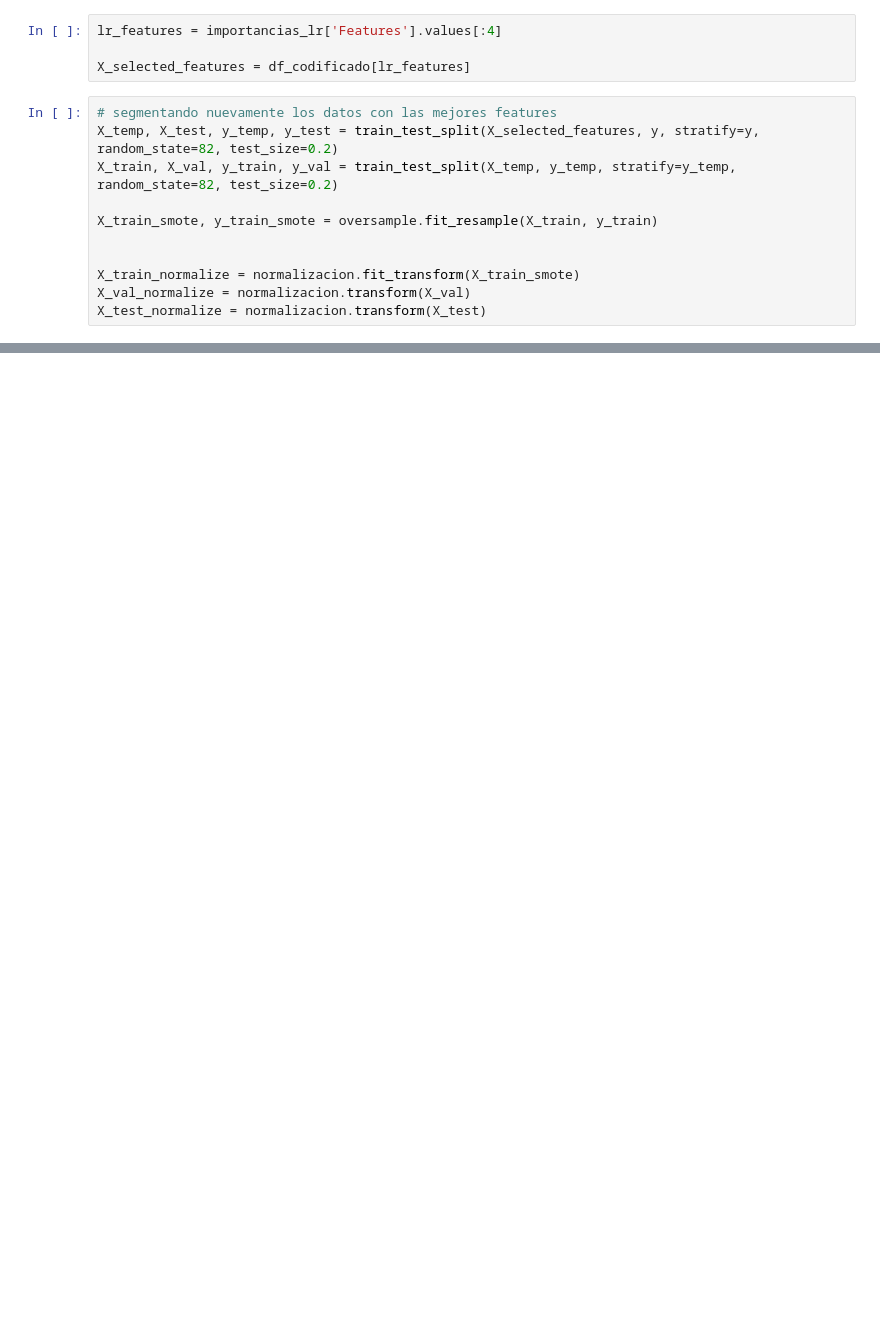
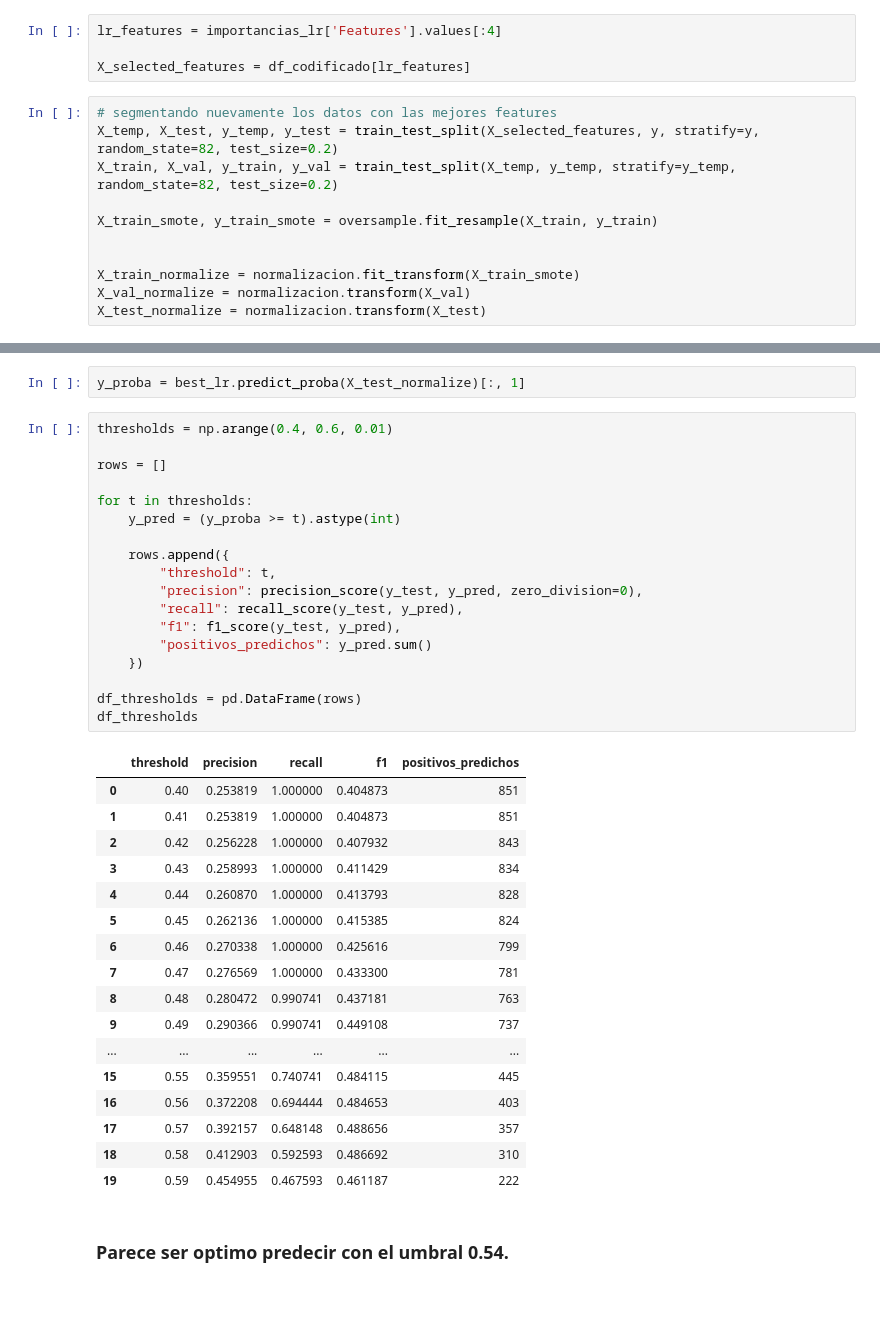
Before and after one commit to GuilleLondero/churn_insight_hackathon, a Jupyter notebook: data_science/notebooks/optimizacion_modelos.ipynb, the cells around one changed output, grey strips where cells are left out. Saved outputs shown, nothing was run; the diff lists cells and outputs as text; blank space fills up the shorter version.

```diff
--- a/data_science/notebooks/optimizacion_modelos.ipynb
+++ b/data_science/notebooks/optimizacion_modelos.ipynb
@@ -432,0 +479,42 @@ X_test_normalize = normalizacion.transform(X_test)
+# %%
+y_proba = best_lr.predict_proba(X_test_normalize)[:, 1]
+# %%
+thresholds = np.arange(0.4, 0.6, 0.01)
+
+rows = []
+
+for t in thresholds:
+    y_pred = (y_proba >= t).astype(int)
+
+    rows.append({
+        "threshold": t,
+        "precision": precision_score(y_test, y_pred, zero_division=0),
+        "recall": recall_score(y_test, y_pred),
+        "f1": f1_score(y_test, y_pred),
+        "positivos_predichos": y_pred.sum()
+    })
+
+df_thresholds = pd.DataFrame(rows)
+df_thresholds
+# %% [output]
+|  | threshold | precision | recall | f1 | positivos_predichos |
+| 0 | 0.40 | 0.253819 | 1.000000 | 0.404873 | 851 |
+| 1 | 0.41 | 0.253819 | 1.000000 | 0.404873 | 851 |
+| 2 | 0.42 | 0.256228 | 1.000000 | 0.407932 | 843 |
+| 3 | 0.43 | 0.258993 | 1.000000 | 0.411429 | 834 |
+| 4 | 0.44 | 0.260870 | 1.000000 | 0.413793 | 828 |
+| 5 | 0.45 | 0.262136 | 1.000000 | 0.415385 | 824 |
+| 6 | 0.46 | 0.270338 | 1.000000 | 0.425616 | 799 |
+| 7 | 0.47 | 0.276569 | 1.000000 | 0.433300 | 781 |
+| 8 | 0.48 | 0.280472 | 0.990741 | 0.437181 | 763 |
+| 9 | 0.49 | 0.290366 | 0.990741 | 0.449108 | 737 |
+| ... | ... | ... | ... | ... | ... |
+| 15 | 0.55 | 0.359551 | 0.740741 | 0.484115 | 445 |
+| 16 | 0.56 | 0.372208 | 0.694444 | 0.484653 | 403 |
+| 17 | 0.57 | 0.392157 | 0.648148 | 0.488656 | 357 |
+| 18 | 0.58 | 0.412903 | 0.592593 | 0.486692 | 310 |
+| 19 | 0.59 | 0.454955 | 0.467593 | 0.461187 | 222 |
+# %% [markdown]
+### Parece ser optimo predecir con el umbral 0.54.
+# %% [markdown]
+#
```
Also changed, not shown: parts of 9 cells of this notebook.
